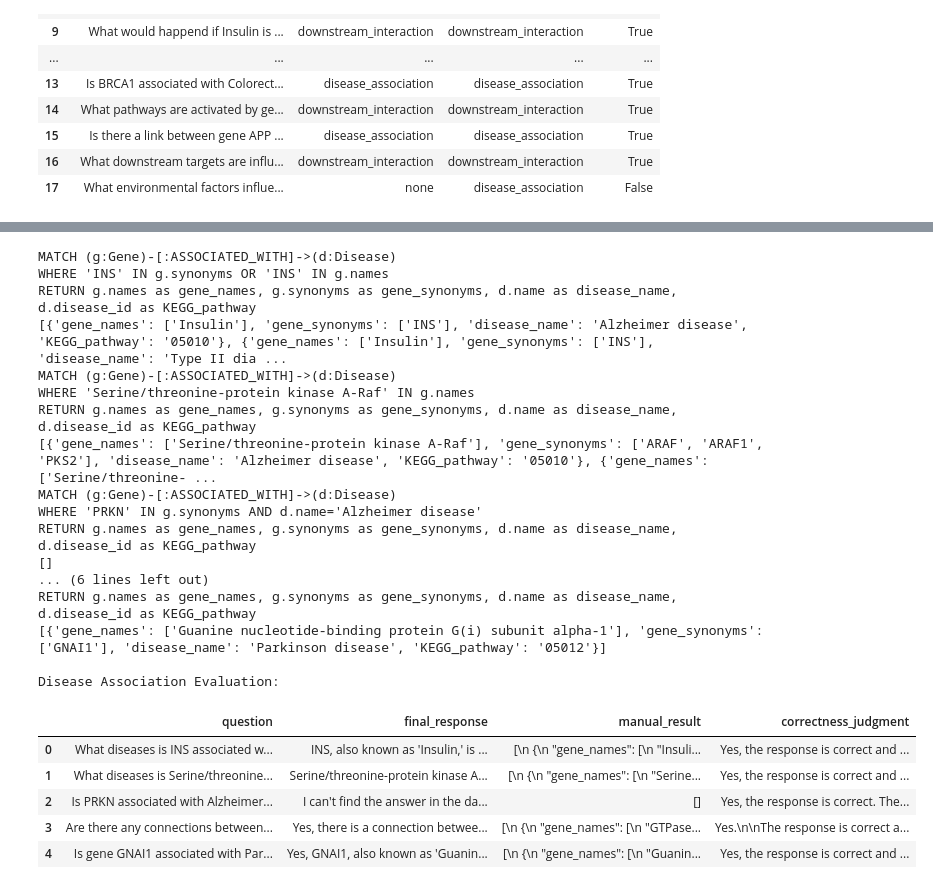
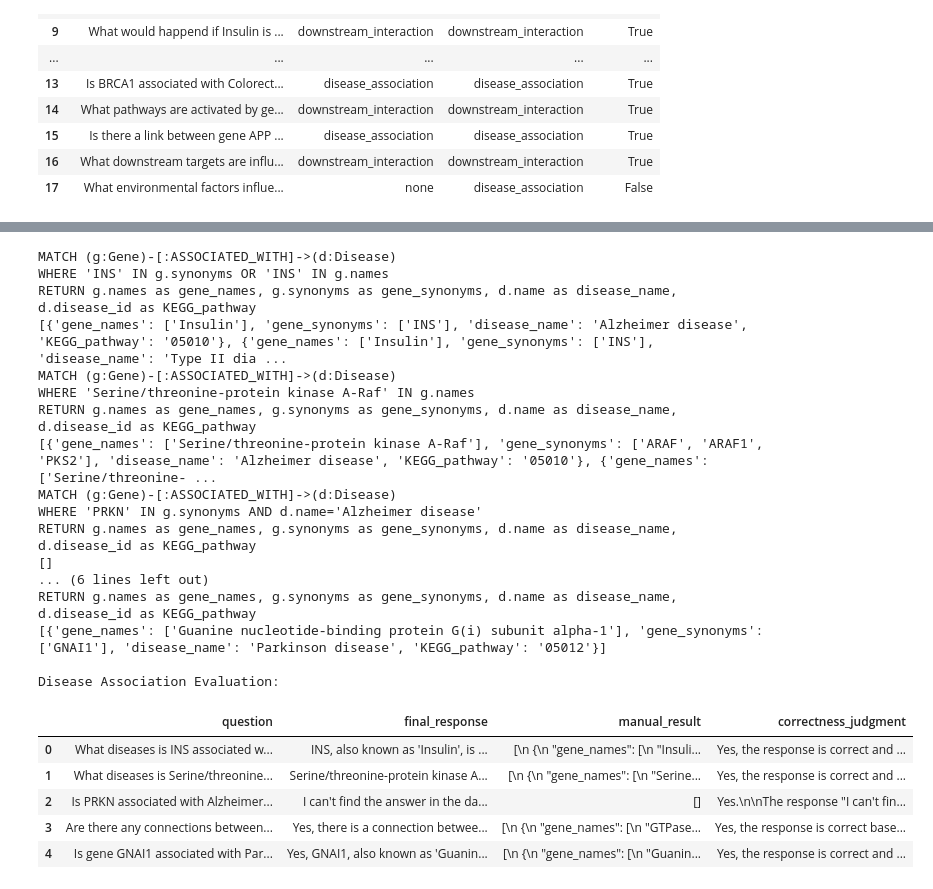
Before and after one commit to evangelosroutis/hypothesis-generation, a Jupyter notebook: demo.ipynb, the cells around one changed output, grey strips where cells are left out. Saved outputs shown, nothing was run; the diff lists cells and outputs as text; code cells hidden in the pictures.

Commit message:
modified evaluation script

```diff
--- a/demo.ipynb
+++ b/demo.ipynb
@@ -1984,7 +1984,6 @@ def evaluate_final_response(agent: CustomAgent, dataset: list, context:str) -> p
         agent (CustomAgent): The CustomAgent to be tested.
         dataset (list): List of questions and their expected Cypher queries.
         context (str): The prompt context to set for the agent.
-        llm_judge_api_key (str): API key for the LLM used as a judge.
 
     Returns:
         pd.DataFrame: DataFrame containing the questions, final responses, manual results, and correctness judgments.
@@ -1993,18 +1992,19 @@ def evaluate_final_response(agent: CustomAgent, dataset: list, context:str) -> p
 
     for item in dataset:
         question = item["question"]
-        expected_cypher_query = item["expected_cypher_query"].strip()
+        expected_cypher_query = item["expected_cypher_query"]
+
+        # Set the appropriate context
+        agent.set_prompt_context(context)
 
         # Generate the final response using the agent
-        final_response = agent.ask(question).strip()
-
-        agent.set_prompt_context(context)
+        final_response = agent.ask(question)
 
         # Run the expected Cypher query manually using kg.query
         manual_result = agent.kg.query(expected_cypher_query)
 
         # Load the evaluation prompt from the config
-        evaluation_prompt_template = agent.config['prompts']['evaluation_prompt']
+        evaluation_prompt_template = agent.current_prompts['evaluation_prompt']
         evaluation_prompt = evaluation_prompt_template.format(
             manual_result=json.dumps(manual_result, indent=4),
             question=question,
@@ -2020,7 +2020,7 @@ def evaluate_final_response(agent: CustomAgent, dataset: list, context:str) -> p
                 {"role": "user", "content": evaluation_prompt}
             ],
             temperature=0,
-            max_tokens=200
+            max_tokens=300
         )
         correctness_judgment = judge_response.choices[0].message.content.strip()
 
@@ -2043,41 +2043,40 @@ disease_association_dataset = load_json('evaluation_datasets/disease_association
 config_path = 'config.yaml'
 custom_agent = CustomAgent(uri, user, password, api_key, config_path)
 
-# Set the API key for the LLM used as a judge
-
 # Evaluate disease associations
-disease_association_evaluation_df = evaluate_final_response(custom_agent, disease_association_dataset)
+disease_association_evaluation_df = evaluate_final_response(custom_agent, disease_association_dataset,'disease_association')
 
 # Set pandas display options to show all content
 pd.set_option('display.max_colwidth', None)
 pd.set_option('display.max_columns', None)
+
 pd.set_option('display.expand_frame_repr', False)
 
 
 
 print("\nDisease Association Evaluation:")
 disease_association_evaluation_df
 # %% [output]
 MATCH (g:Gene)-[:ASSOCIATED_WITH]->(d:Disease)
 WHERE 'INS' IN g.synonyms OR 'INS' IN g.names
 RETURN g.names as gene_names, g.synonyms as gene_synonyms, d.name as disease_name, d.disease_id as KEGG_pathway
 [{'gene_names': ['Insulin'], 'gene_synonyms': ['INS'], 'disease_name': 'Alzheimer disease', 'KEGG_pathway': '05010'}, {'gene_names': ['Insulin'], 'gene_synonyms': ['INS'], 'disease_name': 'Type II dia ...
 MATCH (g:Gene)-[:ASSOCIATED_WITH]->(d:Disease)
 WHERE 'Serine/threonine-protein kinase A-Raf' IN g.names
 RETURN g.names as gene_names, g.synonyms as gene_synonyms, d.name as disease_name, d.disease_id as KEGG_pathway
 [{'gene_names': ['Serine/threonine-protein kinase A-Raf'], 'gene_synonyms': ['ARAF', 'ARAF1', 'PKS2'], 'disease_name': 'Alzheimer disease', 'KEGG_pathway': '05010'}, {'gene_names': ['Serine/threonine- ...
 MATCH (g:Gene)-[:ASSOCIATED_WITH]->(d:Disease)
 WHERE 'PRKN' IN g.synonyms AND d.name='Alzheimer disease'
 RETURN g.names as gene_names, g.synonyms as gene_synonyms, d.name as disease_name, d.disease_id as KEGG_pathway
 []
 ... (6 lines left out)
 RETURN g.names as gene_names, g.synonyms as gene_synonyms, d.name as disease_name, d.disease_id as KEGG_pathway
 [{'gene_names': ['Guanine nucleotide-binding protein G(i) subunit alpha-1'], 'gene_synonyms': ['GNAI1'], 'disease_name': 'Parkinson disease', 'KEGG_pathway': '05012'}]
 
 Disease Association Evaluation:
 |  | question | final_response | manual_result | correctness_judgment |
-| 0 | What diseases is INS associated w... | INS, also known as 'Insulin,' is ... | [\n {\n "gene_names": [\n "Insuli... | Yes, the response is correct and ... |
+| 0 | What diseases is INS associated w... | INS, also known as 'Insulin', is ... | [\n {\n "gene_names": [\n "Insuli... | Yes, the response is correct and ... |
 | 1 | What diseases is Serine/threonine... | Serine/threonine-protein kinase A... | [\n {\n "gene_names": [\n "Serine... | Yes, the response is correct and ... |
-| 2 | Is PRKN associated with Alzheimer... | I can't find the answer in the da... | [] | Yes, the response is correct. The... |
-| 3 | Are there any connections between... | Yes, there is a connection betwee... | [\n {\n "gene_names": [\n "GTPase... | Yes.\n\nThe response is correct a... |
+| 2 | Is PRKN associated with Alzheimer... | I can't find the answer in the da... | [] | Yes.\n\nThe response "I can't fin... |
+| 3 | Are there any connections between... | Yes, there is a connection betwee... | [\n {\n "gene_names": [\n "GTPase... | Yes, the response is correct base... |
 | 4 | Is gene GNAI1 associated with Par... | Yes, GNAI1, also known as 'Guanin... | [\n {\n "gene_names": [\n "Guanin... | Yes, the response is correct and ... |
```
Also changed, not shown: parts of 1 cell of this notebook, 1 other file.
